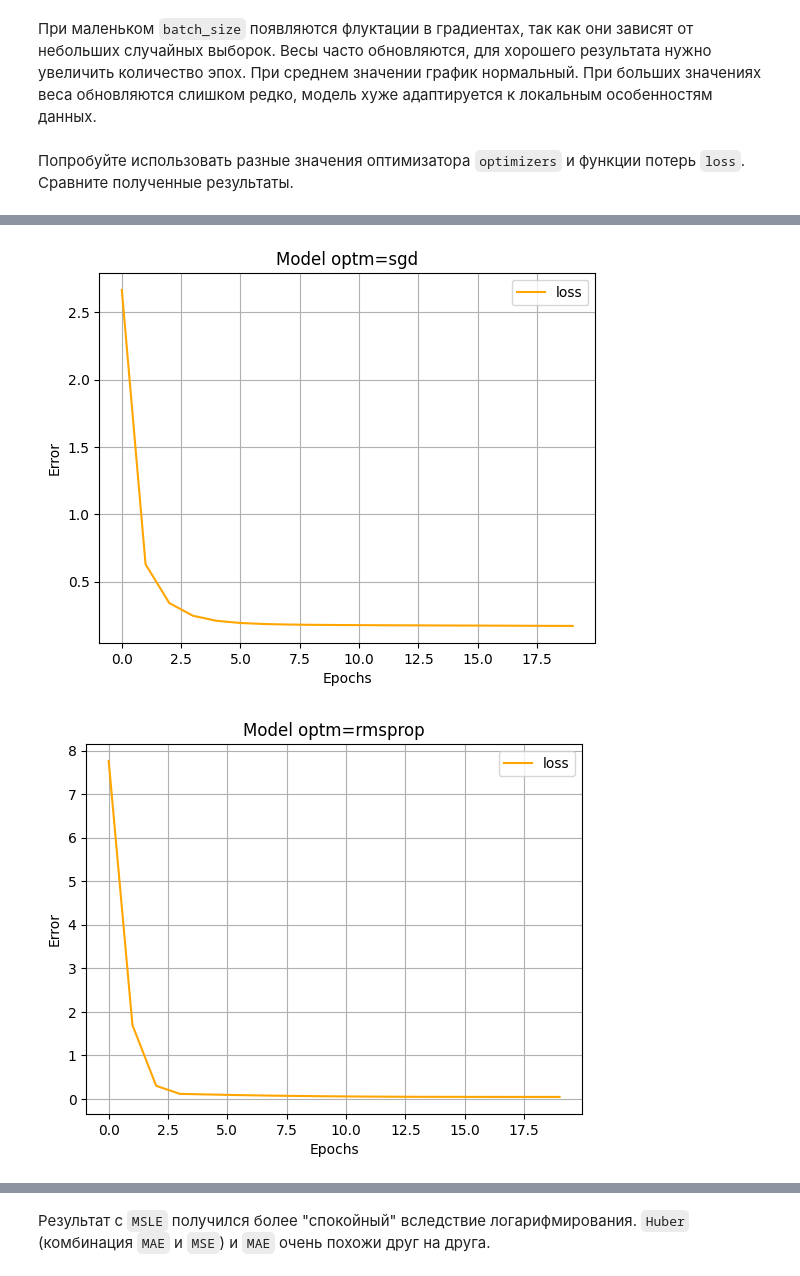
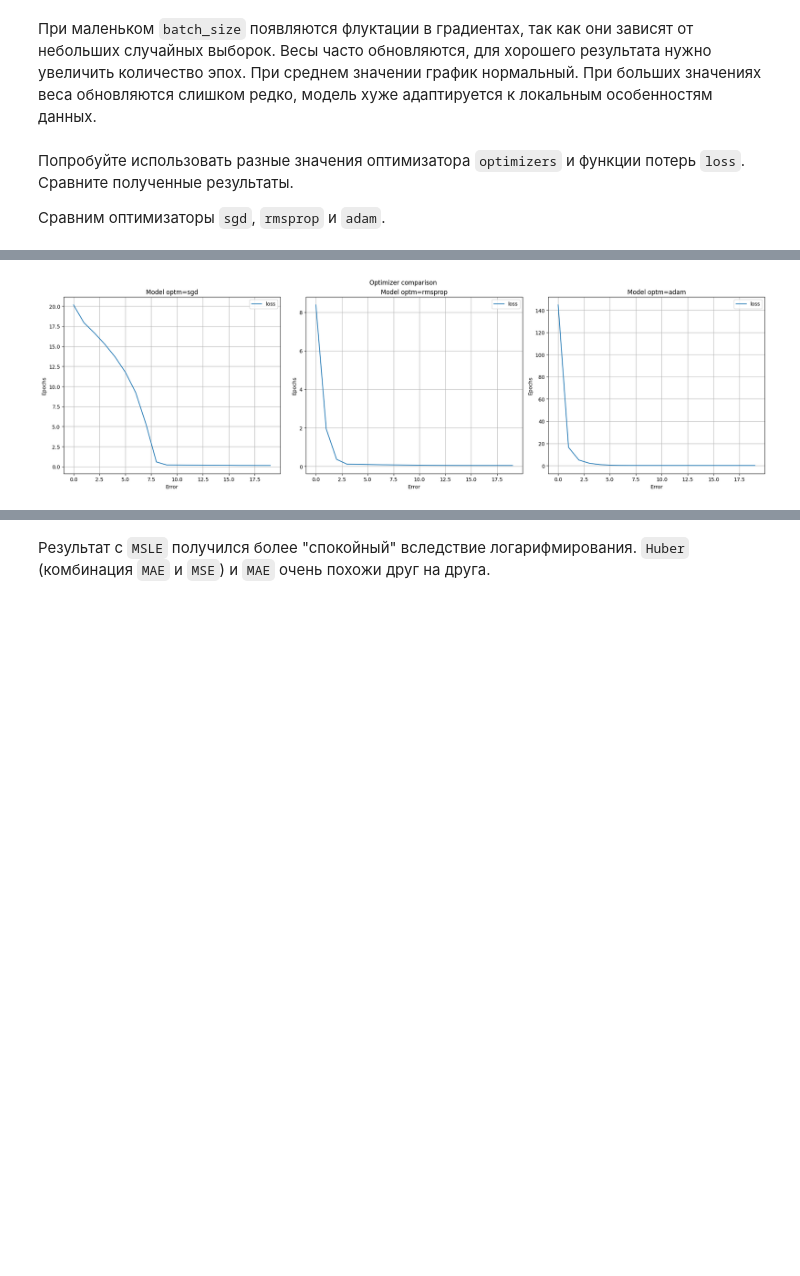
Before and after one commit to alexexexei/aai-labs, a Jupyter notebook: aai_lab2/Практическая_работа_2_–_Нейронные_сети.ipynb, the cells around one changed output, grey strips where cells are left out. Saved outputs shown, nothing was run; the diff lists cells and outputs as text; code cells hidden in the pictures; blank space fills up the shorter version.

```diff
--- a/aai_lab2/Практическая_работа_2_–_Нейронные_сети.ipynb
+++ b/aai_lab2/Практическая_работа_2_–_Нейронные_сети.ipynb
@@ -637,6 +660,8 @@ Epoch 6/20
 При маленьком `batch_size` появляются флуктации в градиентах, так как они зависят от небольших случайных выборок. Весы часто обновляются, для хорошего результата нужно увеличить количество эпох. При среднем значении график нормальный. При больших значениях веса обновляются слишком редко, модель хуже адаптируется к локальным особенностям данных.
 # %% [markdown]
 Попробуйте использовать разные значения оптимизатора `optimizers` и функции потерь `loss`. Сравните полученные результаты.
+
+Сравним оптимизаторы `sgd`, `rmsprop` и `adam`.
 # %%
 in_sz = 150
 hid_sz = 100
@@ -645,30 +670,26 @@ model_hid_100_new = get_seq_model(in_dim=in_sz, out_dim=out_sz, hid_dim=hid_sz)
 model_hid_100_new.compile(optimizer='sgd', loss=keras.losses.MeanSquaredLogarithmicError()) # Optimizer
 
 history_hid_100_new = model_hid_100_new.fit(X_train, y_train, epochs=20, batch_size=32)
-show_loss(history_hid_100_new, clr='orange', name='Model optm=sgd')
 
 scores_hid_100_new = model_hid_100_new.evaluate(X_val, y_val, verbose=1)
-scores_hid_100_new
 preds_hid_100_new = model_hid_100_new.predict(test_edited)
-preds_hid_100_new
 
-ans = get_output(preds_hid_100_new)
-ans
+ans1 = get_output(preds_hid_100_new)
 
 model_hid_100_new_2 = get_seq_model(in_dim=in_sz, out_dim=out_sz, hid_dim=hid_sz)
 model_hid_100_new_2.compile(optimizer='rmsprop', loss=keras.losses.MeanSquaredLogarithmicError()) # Optimizer
 
 history_hid_100_new_2 = model_hid_100_new_2.fit(X_train, y_train, epochs=20, batch_size=32)
-show_loss(history_hid_100_new_2, clr='orange', name='Model optm=rmsprop')
 
 scores_hid_100_new_2 = model_hid_100_new_2.evaluate(X_val, y_val, verbose=1)
-scores_hid_100_new_2
 preds_hid_100_new_2 = model_hid_100_new_2.predict(test_edited)
-preds_hid_100_new_2
 
-ans = get_output(preds_hid_100_new_2)
-ans
+ans2 = get_output(preds_hid_100_new_2)
 
-show_loss(history_hid_100, clr='orange', name='Model optm=adam')
+name1, name2, name3 = 'Model optm=sgd', 'Model optm=rmsprop', 'Model optm=adam'
+print(f'scores_hid_100_new={scores_hid_100_new}\nscores_hid_100_new_2={scores_hid_100_new_2}')
+print(ans1)
+print(ans2)
+show_loss3(history_hid_100_new, history_hid_100_new_2, history_hid_100, 'Optimizer comparison', name1, name2, name3)
 # %% [output]
 Epoch 1/20
@@ -691,2 +712 @@ Epoch 6/20
-[figure, old version]
+[figure, new version]
-[figure, removed]
```
Also changed, not shown: parts of 21 cells of this notebook, 1 other file.
